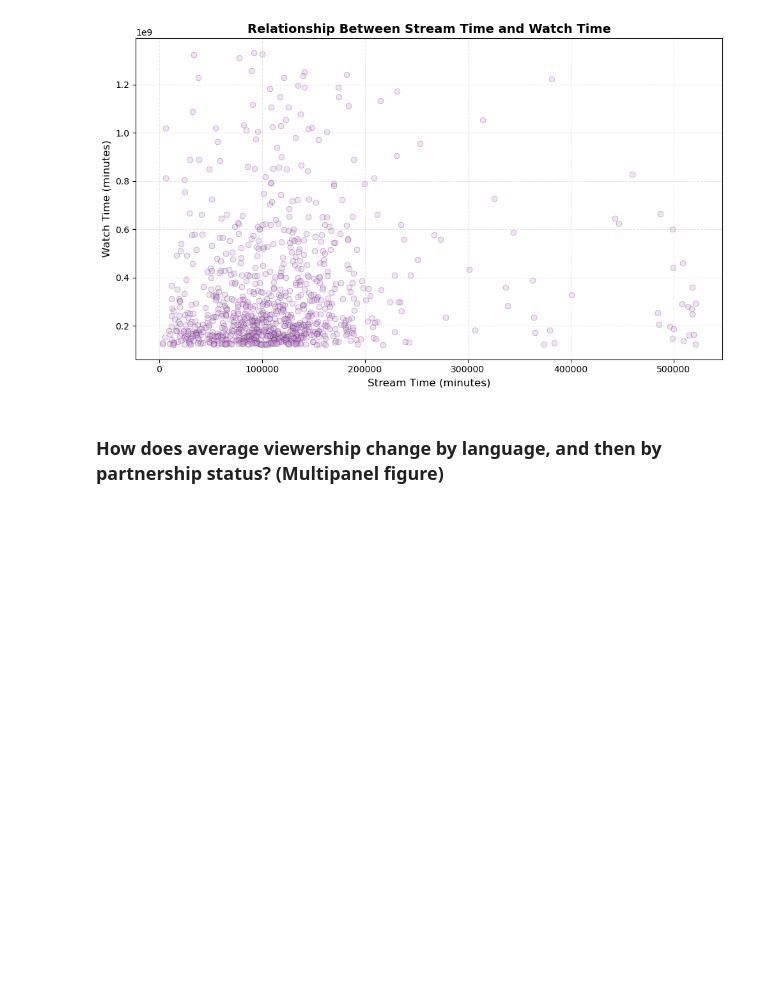
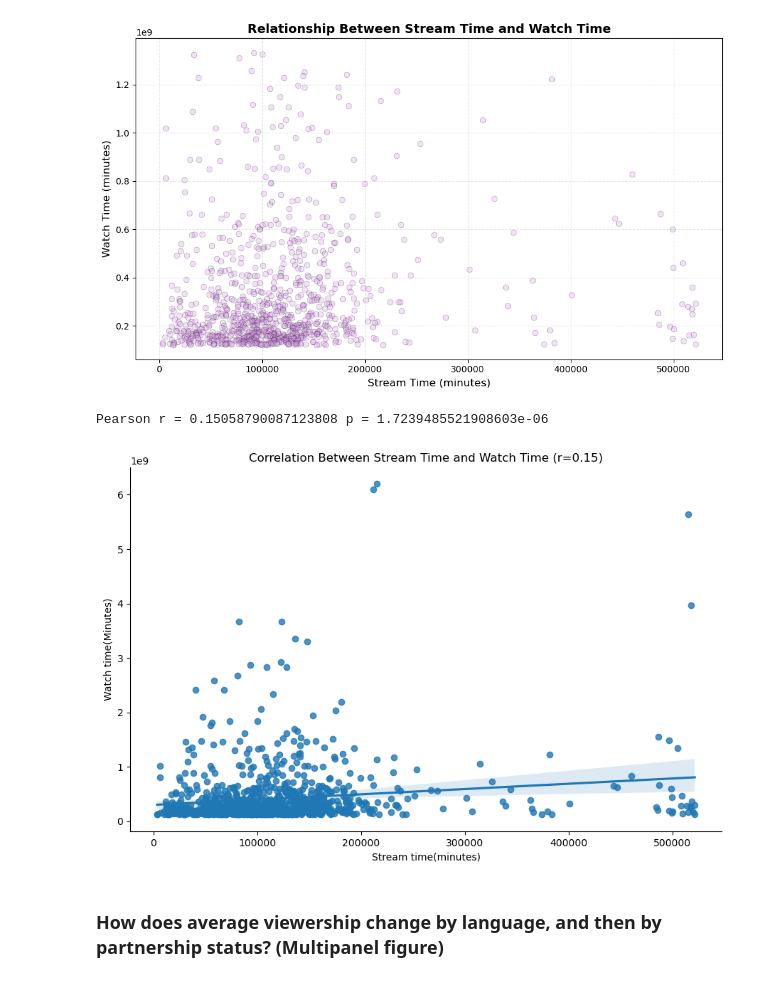
Before and after one commit to IT2053C-Gilany/final-project-martinbv99, a Jupyter notebook: final-projectMartinez.ipynb, the cells around one changed output. Saved outputs shown, nothing was run; the diff lists cells and outputs as text; code cells hidden in the pictures; blank space fills up the shorter version.

```diff
--- a/final-projectMartinez.ipynb
+++ b/final-projectMartinez.ipynb
@@ -240,6 +246,21 @@ plt.tight_layout()
 plt.show()
 # %% [output]
 [figure]
+# %%
+from scipy.stats import pearsonr
+
+y = df["Watch time(Minutes)"]
+x = df["Stream time(minutes)"]
+
+r, p = pearsonr(x, y)
+print("Pearson r =", r, "p =", p)
+
+sns.lmplot(data=df, x="Stream time(minutes)", y="Watch time(Minutes)", height=6, aspect=1.5)
+plt.title(f"Correlation Between Stream Time and Watch Time (r={r:.2f})")
+plt.show()
+# %% [output]
+Pearson r = 0.15058790087123808 p = 1.7239485521908603e-06
+[figure, added]
 # %% [markdown]
 ### How does average viewership change by language, and then by partnership status? (Multipanel figure)
 # %%
```
Also changed, not shown: parts of 7 cells of this notebook.
